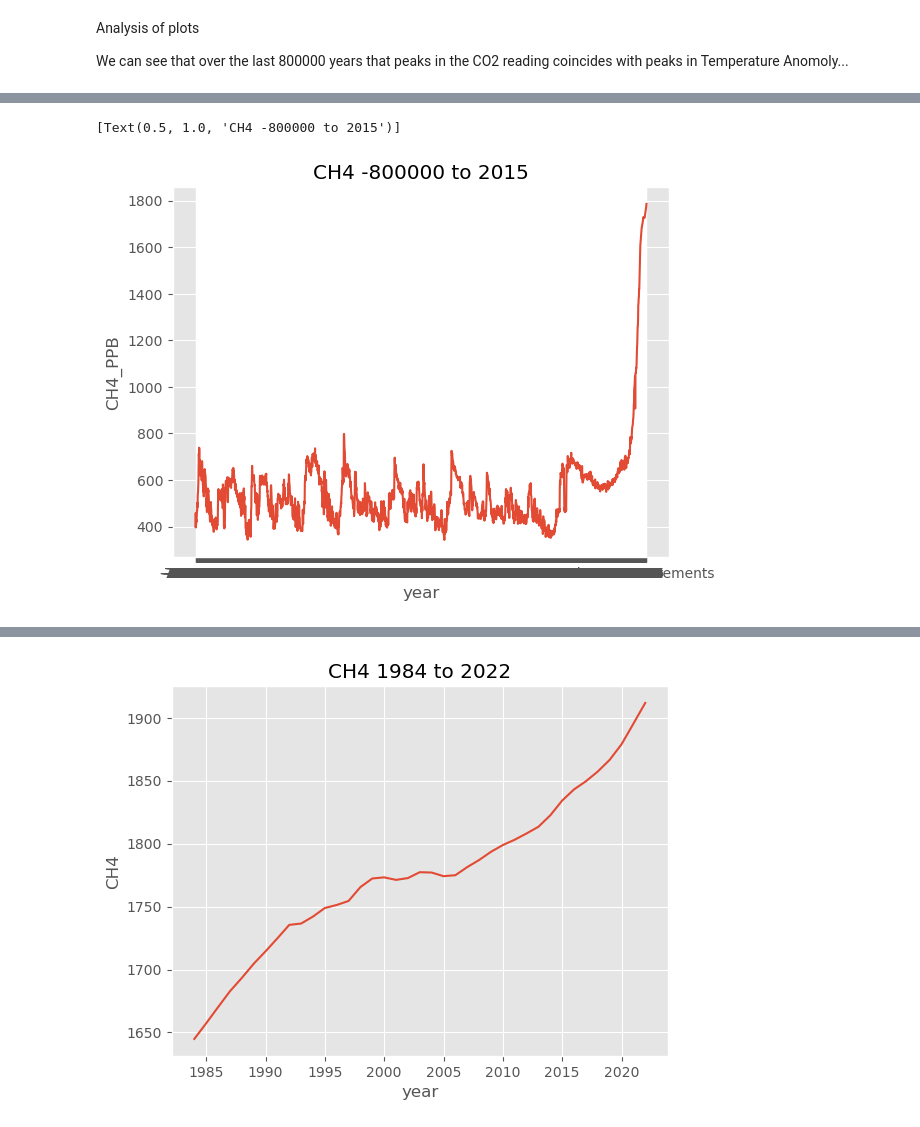
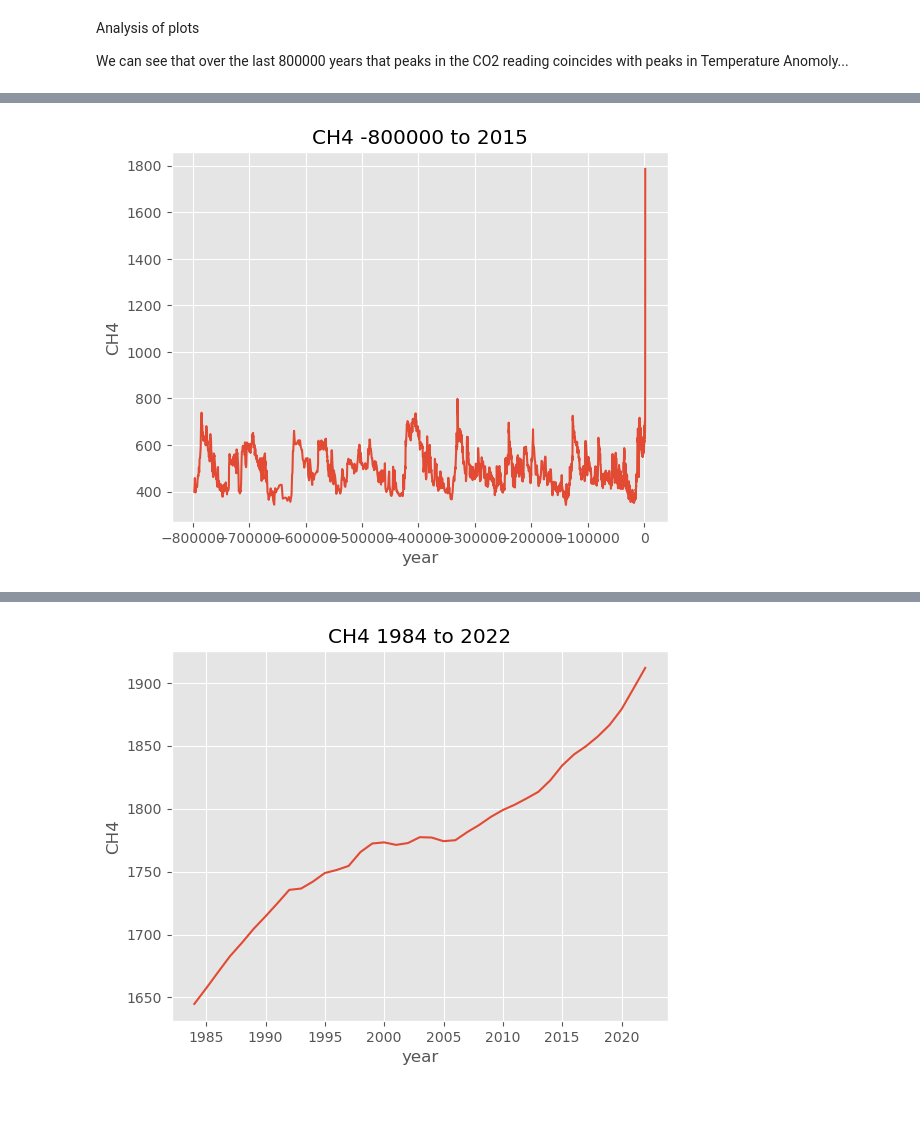
Before and after one commit to PeeBs68/prog_da_project2, a Jupyter notebook: project2.ipynb, the cells around one changed output, grey strips where cells are left out. Saved outputs shown, nothing was run; the diff lists cells and outputs as text; code cells hidden in the pictures.

Commit message:
Completed CH4 data and graphs

```diff
--- a/project2.ipynb
+++ b/project2.ipynb
@@ -256,6 +257,5 @@ import numpy as np
 import pandas as pd
 import seaborn as sns
 ch4_col_names = ['year', 'CH4', 'law', 'cape', 'Mauna', 'Shetlands']
-ch4_df = pd.read_csv("https://climatechange.chicago.gov/sites/production/files/2016-08/ghg-concentrations_fig-2.csv ", skiprows = 8, sep = ',', names=ch4_col_names, encoding = 'cp1252')
-
-ch4_df
+# ch4_df = pd.read_csv("https://climatechange.chicago.gov/sites/production/files/2016-08/ghg-concentrations_fig-2.csv", skiprows = 8, sep = ',', names=ch4_col_names)
+ch4_df = pd.read_excel("source_data/CH4_data.xlsm", sheet_name="sheet1",skiprows = range(1, 8),names=ch4_col_names)
@@ -276,16 +262,16 @@ ch4_df
 # %%
 # Fill in the gaps from the other readings
-ch4_df.CH4_PPB.fillna(ch4_df.law, inplace=True)
-ch4_df.CH4_PPB.fillna(ch4_df.cape, inplace=True)
+ch4_df.CH4.fillna(ch4_df.law, inplace=True)
+ch4_df.CH4.fillna(ch4_df.cape, inplace=True)
+ch4_df.CH4.fillna(ch4_df.Mauna, inplace=True)
 
-#ch4_df['year'] = ch4_df['year'].str.replace("\u2014", "-")
-#ch4_df['year'] = ch4_df['year'].astype(int)
-#fig, ax = plt.subplots(figsize=(20, 10))
+# Drop row with invalid data: https://stackoverflow.com/questions/60698147/how-to-drop-a-row-using-iloc-method
+ch4_df.drop(labels=2175, inplace=True)
 
-sns.lineplot(data=ch4_df, x='year', y='CH4_PPB').set(title='CH4 -800000 to 2015');
+# Plot the graph
+sns.lineplot(data=ch4_df, x='year', y='CH4').set(title='CH4 -800000 to 2015');
 # %% [output]
-[Text(0.5, 1.0, 'CH4 -800000 to 2015')]
-[figure, old version]
+[figure, new version]
 # %%
 # Import CH4 data for 1984 to 2022
 
```
Also changed, not shown: parts of 15 cells of this notebook, 2 other files.
